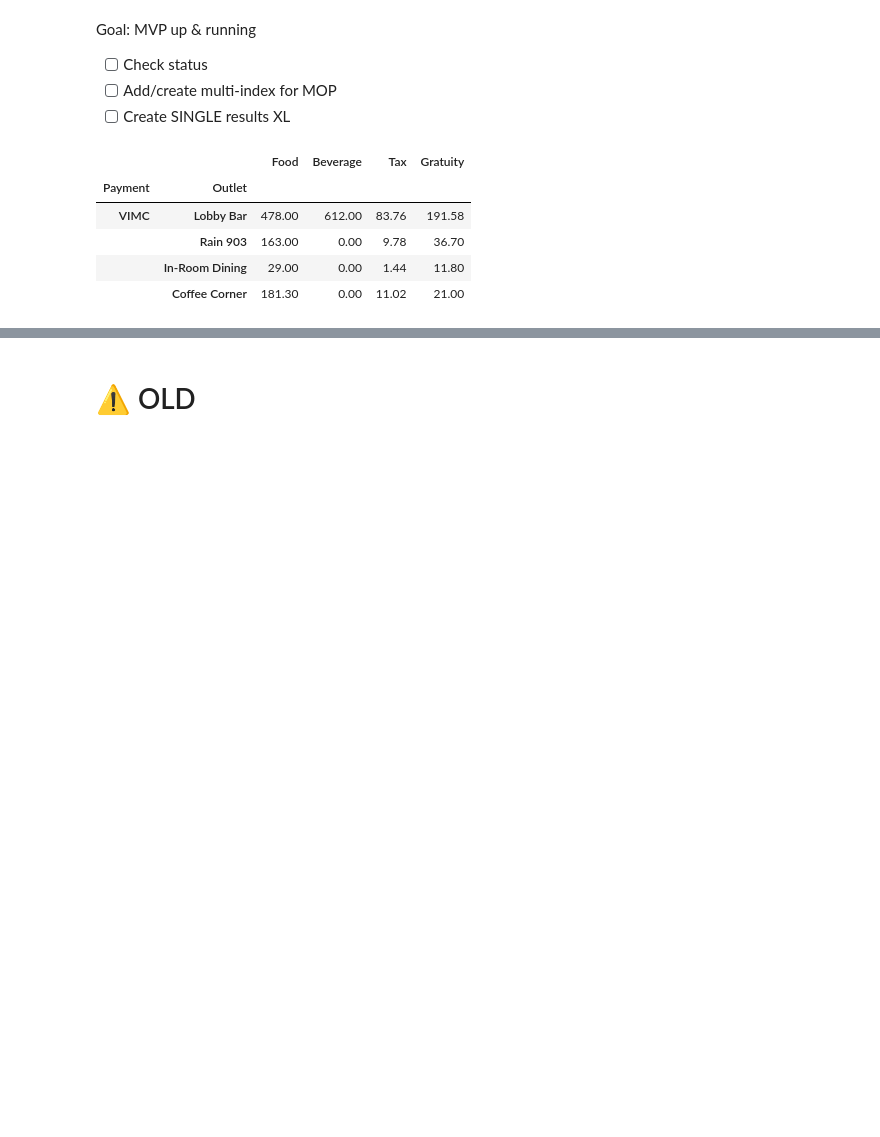
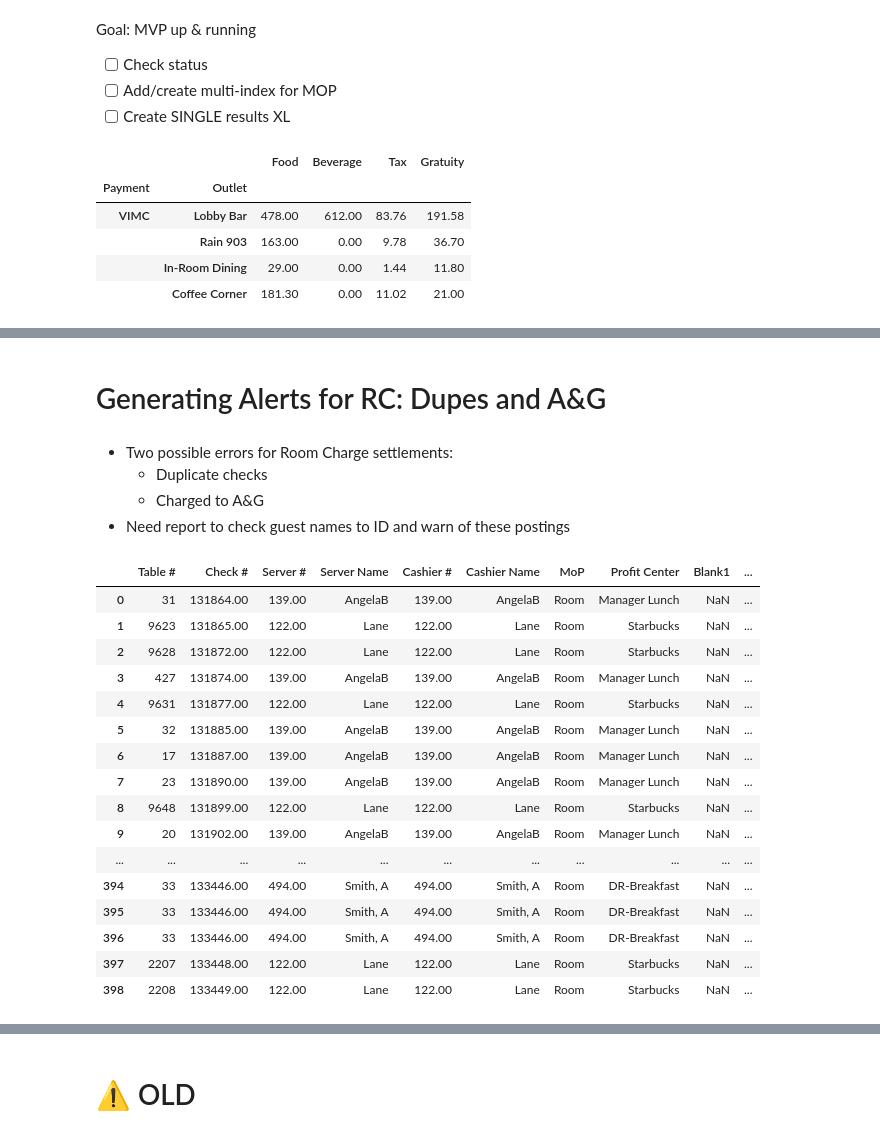
Before and after one commit to BenJMcCarty/sbn_digital_dining_daily_reports, a Jupyter notebook: Script_to_Generate_Reports.ipynb, the cells around one changed output, grey strips where cells are left out. Drawn from its saved outputs; the diff is of its cells as text; code cells hidden in the pictures; blank space fills up the shorter version.

Commit message:
Added receipt data and created logger

```diff
--- a/Script_to_Generate_Reports.ipynb
+++ b/Script_to_Generate_Reports.ipynb
@@ -809,0 +875,31 @@ new_results_df.to_excel('./data/02_25_2022_summary.xlsx')
+# %% [markdown]
+# Generating Alerts for RC: Dupes and A&G
+# %% [markdown]
+* Two possible errors for Room Charge settlements:
+    * Duplicate checks
+    * Charged to A&G
+* Need report to check guest names to ID and warn of these postings
+# %%
+ra_rc_df = pd.read_excel(io = './data/april_2022_rc_receipts.xls', header = None, skiprows = 1,
+                        names = ['Table #', 'Check #', 'Server #', 'Server Name', 'Cashier #',
+                                 'Cashier Name','MoP', 'Profit Center', 'Blank1', 'Blank2',
+                                 'Tip', 'Total Receipt', 'Guest Name/Room', 'Date', 'Time'])
+ra_rc_df
+# %% [output]
+|  | Table # | Check # | Server # | Server Name | Cashier # | Cashier Name | MoP | Profit Center | Blank1 | ... |
+| 0 | 31 | 131864.00 | 139.00 | AngelaB | 139.00 | AngelaB | Room | Manager Lunch | NaN | ... |
+| 1 | 9623 | 131865.00 | 122.00 | Lane | 122.00 | Lane | Room | Starbucks | NaN | ... |
+| 2 | 9628 | 131872.00 | 122.00 | Lane | 122.00 | Lane | Room | Starbucks | NaN | ... |
+| 3 | 427 | 131874.00 | 139.00 | AngelaB | 139.00 | AngelaB | Room | Manager Lunch | NaN | ... |
+| 4 | 9631 | 131877.00 | 122.00 | Lane | 122.00 | Lane | Room | Starbucks | NaN | ... |
+| 5 | 32 | 131885.00 | 139.00 | AngelaB | 139.00 | AngelaB | Room | Manager Lunch | NaN | ... |
+| 6 | 17 | 131887.00 | 139.00 | AngelaB | 139.00 | AngelaB | Room | Manager Lunch | NaN | ... |
+| 7 | 23 | 131890.00 | 139.00 | AngelaB | 139.00 | AngelaB | Room | Manager Lunch | NaN | ... |
+| 8 | 9648 | 131899.00 | 122.00 | Lane | 122.00 | Lane | Room | Starbucks | NaN | ... |
+| 9 | 20 | 131902.00 | 139.00 | AngelaB | 139.00 | AngelaB | Room | Manager Lunch | NaN | ... |
+| ... | ... | ... | ... | ... | ... | ... | ... | ... | ... | ... |
+| 394 | 33 | 133446.00 | 494.00 | Smith, A | 494.00 | Smith, A | Room | DR-Breakfast | NaN | ... |
+| 395 | 33 | 133446.00 | 494.00 | Smith, A | 494.00 | Smith, A | Room | DR-Breakfast | NaN | ... |
+| 396 | 33 | 133446.00 | 494.00 | Smith, A | 494.00 | Smith, A | Room | DR-Breakfast | NaN | ... |
+| 397 | 2207 | 133448.00 | 122.00 | Lane | 122.00 | Lane | Room | Starbucks | NaN | ... |
+| 398 | 2208 | 133449.00 | 122.00 | Lane | 122.00 | Lane | Room | Starbucks | NaN | ... |
```
Also changed, not shown: parts of 35 cells of this notebook, 3 other files.
